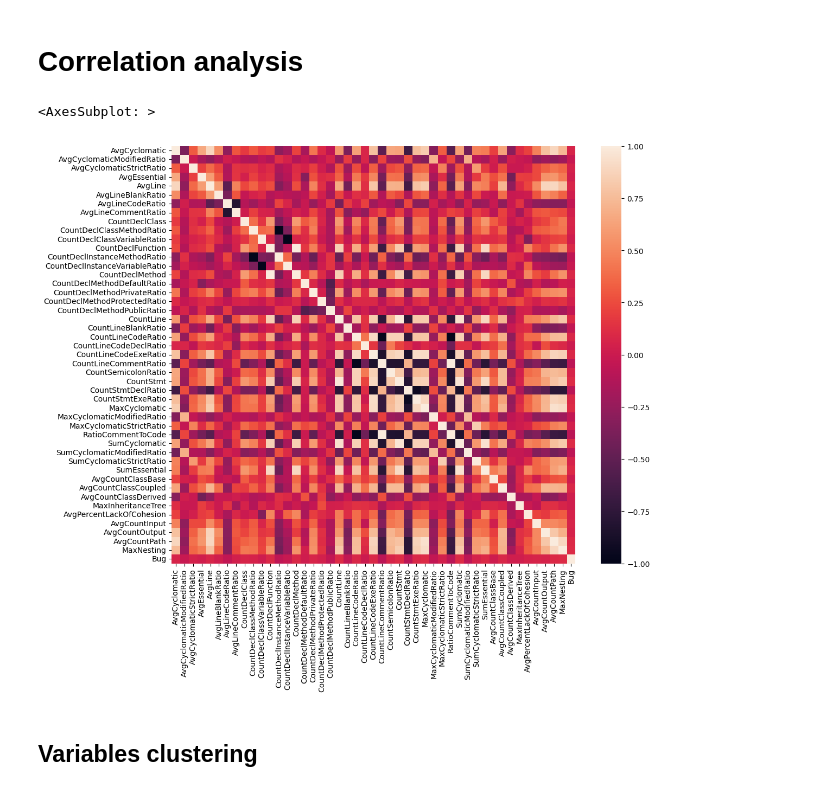
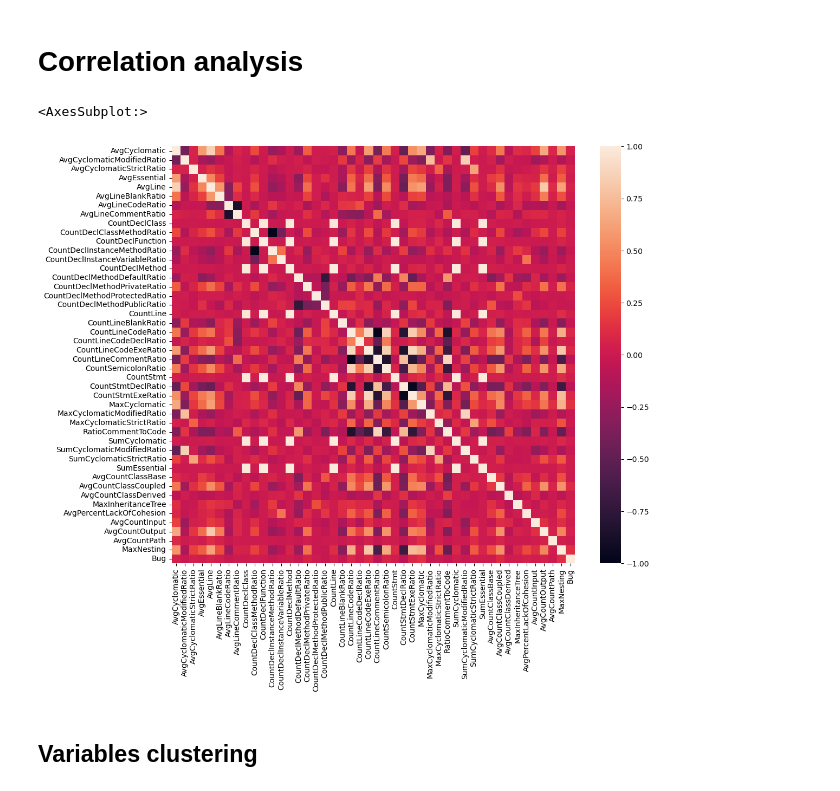
Before and after one commit to ahenrij/ets-mgl869-hive, a Jupyter notebook: src/lab/notebooks/analysis.ipynb, the cells around one changed output. Saved outputs shown, nothing was run; the diff lists cells and outputs as text; code cells hidden in the pictures.

```diff
--- a/src/lab/notebooks/analysis.ipynb
+++ b/src/lab/notebooks/analysis.ipynb
@@ -26,11 +26,11 @@ df.head()
 # Correlation analysis
 # %%
 plt.figure(figsize=(12, 10))
-r = df.corr(method="spearman")
+r = df.corr()
 sns.heatmap(r, vmin=-1, vmax=1)
 # %% [output]
-<AxesSubplot: >
+<AxesSubplot:>
-[figure, old version]
+[figure, new version]
 # %% [markdown]
 ## Variables clustering
 # %%
```
Also changed, not shown: parts of 4 cells of this notebook, 4 other files.
